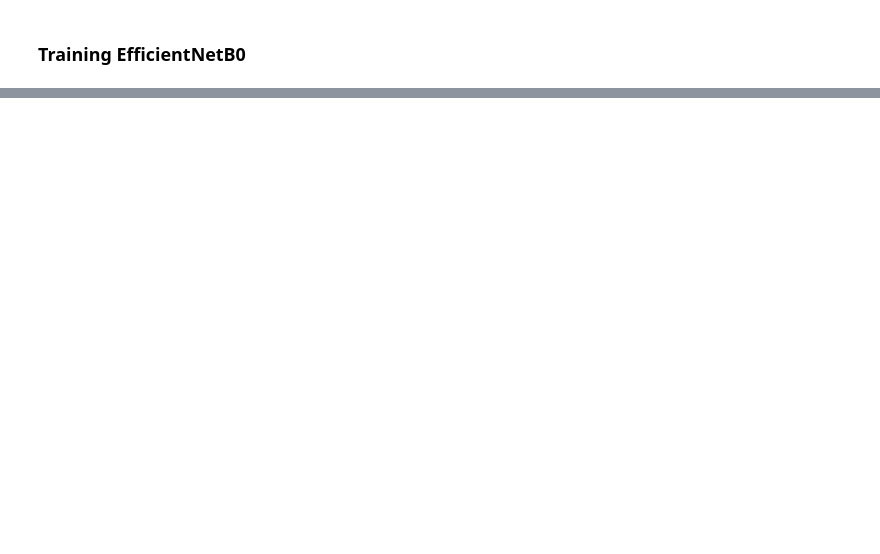
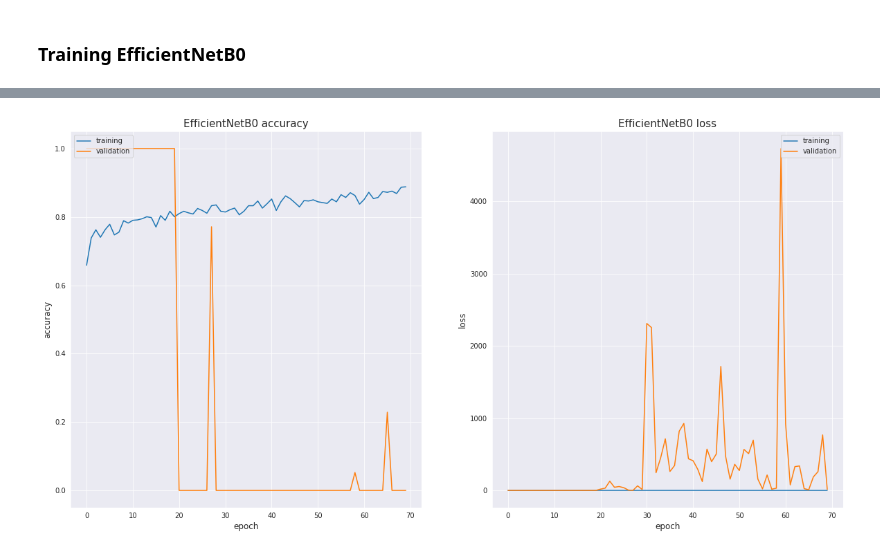
Before and after one commit to giollimirgia/litter_thesis, a Jupyter notebook: code/classifier_comparisons.ipynb, the cells around one changed output, grey strips where cells are left out. Cells and saved outputs as stored; diff of their text form; code cells hidden in the pictures; blank space fills up the shorter version.

```diff
--- a/code/classifier_comparisons.ipynb
+++ b/code/classifier_comparisons.ipynb
@@ -258,2 +354,24 @@ Epoch 78/100
+# %%
+hist_effnet = pd.read_pickle('ckpts/trainHistoryEffNetB0')
+
+plt.figure(figsize=(20,10))
+sns.set_style("darkgrid")
+plt.subplot(121)
+plt.plot(hist_effnet['accuracy']) # or hist_effnet.history["accuracy"] if history is already in a variable and not read from file
+plt.plot(hist_effnet['val_accuracy'])
+plt.title('EfficientNetB0 accuracy', fontsize=15)
+plt.ylabel('accuracy', fontsize=12)
+plt.xlabel('epoch', fontsize=12)
+plt.legend(['training', 'validation'], loc='upper left')
+plt.subplot(122)
+plt.plot(hist_effnet['loss'])
+plt.plot(hist_effnet['val_loss'])
+plt.title('EfficientNetB0 loss', fontsize=15)
+plt.ylabel('loss', fontsize=12)
+plt.xlabel('epoch', fontsize=12)
+plt.legend(['training', 'validation'], loc='upper right')
+plt.savefig("/home/giorgia/Desktop/MAI/Thesis/figures/EfficientNetB0_training.png")
+# %% [output]
+[figure, added]
 # %%
 
```
Also changed, not shown: parts of 16 cells of this notebook.
